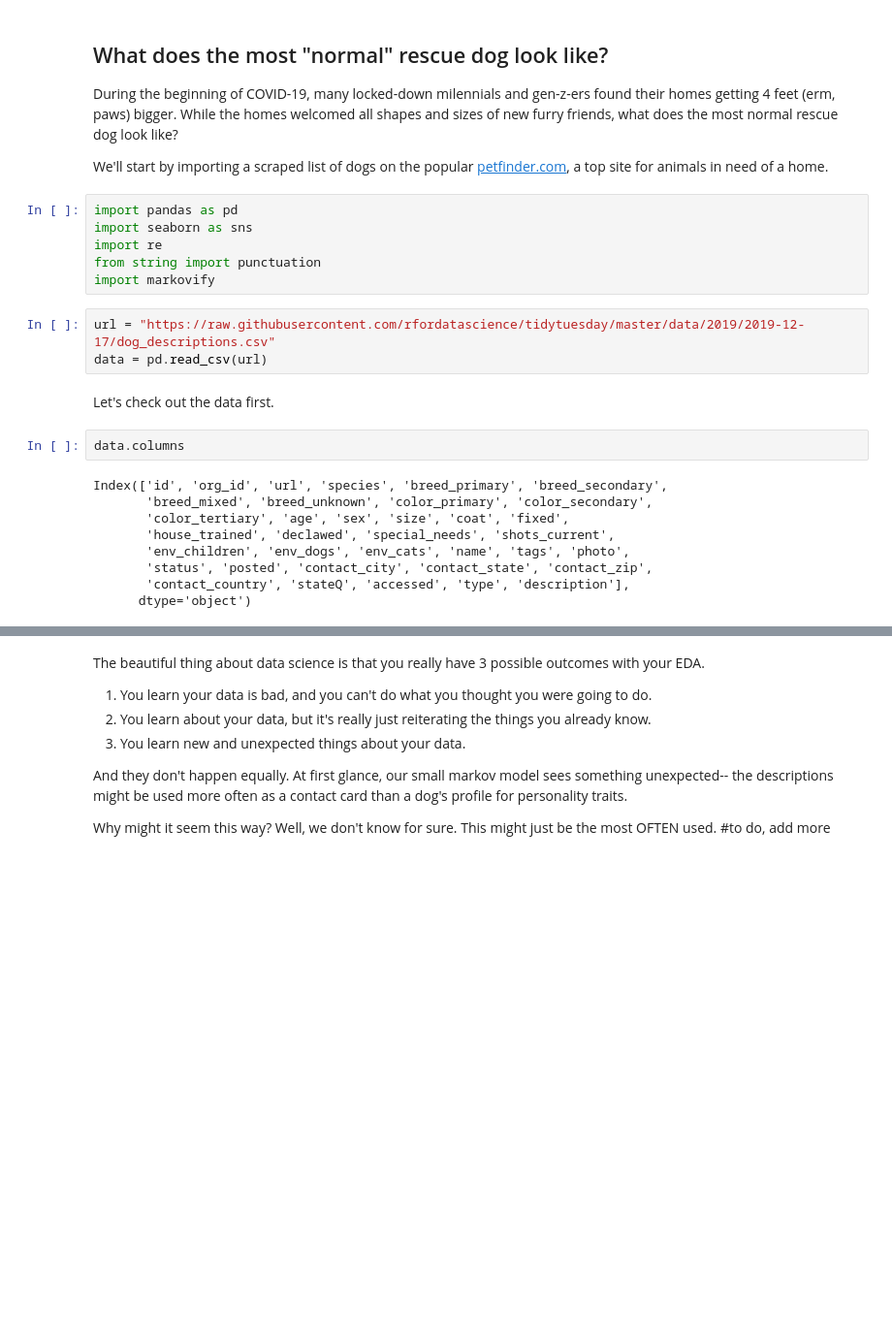
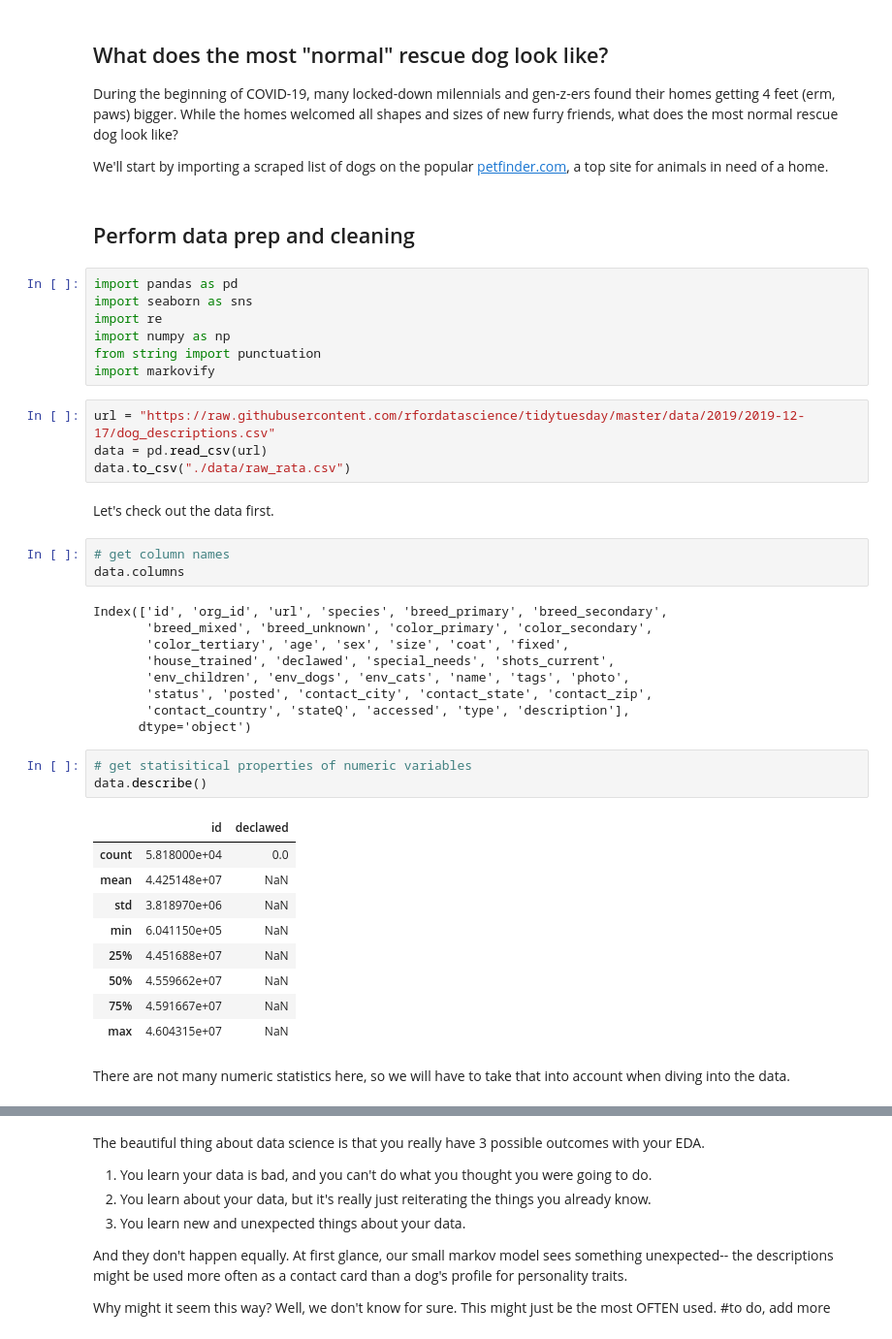
Before and after one commit to isabelizimm/petfinder-analysis, a Jupyter notebook: petfinder_analysis.ipynb, the cells around one changed output, grey strips where cells are left out. Shown: that part at 97% size. Drawn from its saved outputs; the diff is of its cells as text; blank space fills up the shorter version.

```diff
--- a/petfinder_analysis.ipynb
+++ b/petfinder_analysis.ipynb
@@ -4,18 +4,23 @@
 During the beginning of COVID-19, many locked-down milennials and gen-z-ers found their homes getting 4 feet (erm, paws) bigger. While the homes welcomed all shapes and sizes of new furry friends, what does the most normal rescue dog look like?
 
 We'll start by importing a scraped list of dogs on the popular [petfinder.com](petfinder.com), a top site for animals in need of a home.
+# %% [markdown]
+## Perform data prep and cleaning
 # %%
 import pandas as pd
 import seaborn as sns
 import re
+import numpy as np
 from string import punctuation
 import markovify
 # %%
 url = "https://raw.githubusercontent.com/rfordatascience/tidytuesday/master/data/2019/2019-12-17/dog_descriptions.csv"
 data = pd.read_csv(url)
+data.to_csv("./data/raw_rata.csv")
 # %% [markdown]
 Let's check out the data first.
 # %%
+# get column names
 data.columns
 # %% [output]
 Index(['id', 'org_id', 'url', 'species', 'breed_primary', 'breed_secondary',
@@ -26,3 +31,18 @@ Index(['id', 'org_id', 'url', 'species', 'breed_primary', 'breed_secondary',
        'status', 'posted', 'contact_city', 'contact_state', 'contact_zip',
        'contact_country', 'stateQ', 'accessed', 'type', 'description'],
       dtype='object')
+# %%
+# get statisitical properties of numeric variables
+data.describe()
+# %% [output]
+|  | id | declawed |
+| count | 5.818000e+04 | 0.0 |
+| mean | 4.425148e+07 | NaN |
+| std | 3.818970e+06 | NaN |
+| min | 6.041150e+05 | NaN |
+| 25% | 4.451688e+07 | NaN |
+| 50% | 4.559662e+07 | NaN |
+| 75% | 4.591667e+07 | NaN |
+| max | 4.604315e+07 | NaN |
+# %% [markdown]
+There are not many numeric statistics here, so we will have to take that into account when diving into the data.
```
Also changed, not shown: parts of 23 cells of this notebook, 1 other file.
